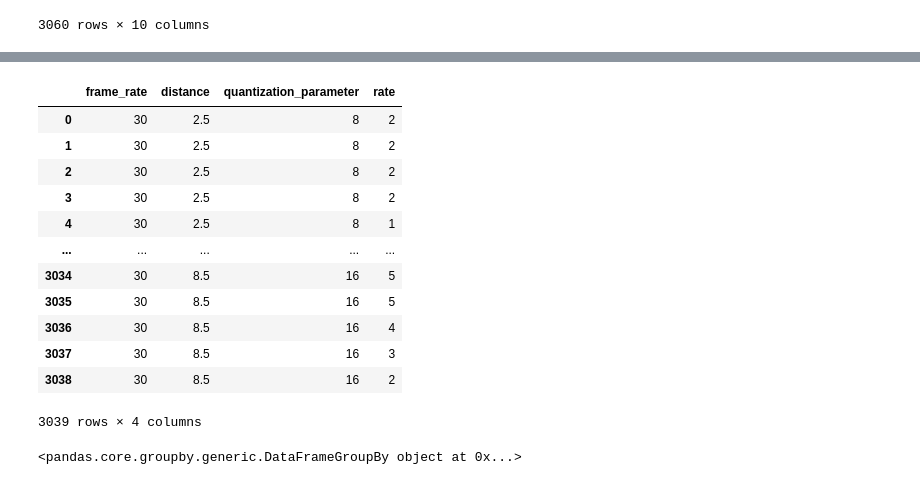
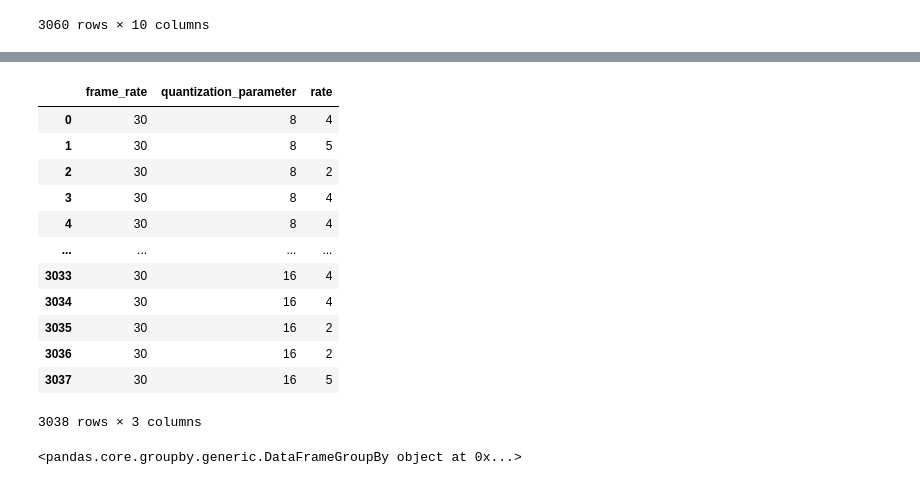
Before and after one commit to shivivats/PointCloudDataAnalysis, a Jupyter notebook: shivi_ML_model_DRACO.ipynb, the cells around one changed output, grey strips where cells are left out. Cells and saved outputs as stored; diff of their text form; code cells hidden in the pictures.

```diff
--- a/shivi_ML_model_DRACO.ipynb
+++ b/shivi_ML_model_DRACO.ipynb
@@ -100,6 +113,6 @@ See the caveats in the documentation: https://pandas.pydata.org/pandas-docs/stab
 # %%
-draco_df['quantization_parameter'] = draco_df['quantization_level_index'].apply(lambda qp : quantization_level_to_draco_QP[qp])
-# remove duration and size as well since duration is too varied and size doesnt matter here since we're not viewing on 2d screens
-draco_df = draco_df[['object','frame_rate', 'distance', 'quantization_parameter', 'qoe']]
+#draco_df = draco_df[['object','frame_rate', 'distance', 'quantization_parameter', 'qoe']]
+
+draco_df = draco_df[['object','frame_rate', 'quantization_parameter', 'qoe']]
 draco_df
 # %% [output]
@@ -124,8 +132,8 @@ See the caveats in the documentation: https://pandas.pydata.org/pandas-docs/stab
 # %%
 # Not doing this anymore. Just filtering based on QoE value directly; see below
-draco_df = draco_df[['frame_rate', 'distance', 'quantization_parameter', 'qoe']]
+draco_df = draco_df[['frame_rate', 'quantization_parameter', 'qoe']]
 # groupby column names
-groupby_columns_draco = ['frame_rate', 'distance', 'quantization_parameter'] # MAKE SURE GROUPBY COLUMNS DOESNT HAVE QOE!!!!
+groupby_columns_draco = ['frame_rate', 'quantization_parameter'] # MAKE SURE GROUPBY COLUMNS DOESNT HAVE QOE!!!!
 
 configurations_draco = draco_df.groupby(groupby_columns_draco, as_index=False)
 configurations_draco
@@ -152,23 +160,23 @@ filtered_draco_df = filtered_draco_df.reset_index(drop=True)
 # %%
 # remove the object bc it doesnt matter
 
 filtered_draco_df['rate'] = filtered_draco_df['qoe']
-filtered_draco_df = filtered_draco_df[['frame_rate', 'distance', 'quantization_parameter', 'rate']]
+filtered_draco_df = filtered_draco_df[['frame_rate', 'quantization_parameter', 'rate']]
 filtered_draco_df
 # %% [output]
-|  | frame_rate | distance | quantization_parameter | rate |
-| 0 | 30 | 2.5 | 8 | 2 |
-| 1 | 30 | 2.5 | 8 | 2 |
-| 2 | 30 | 2.5 | 8 | 2 |
-| 3 | 30 | 2.5 | 8 | 2 |
-| 4 | 30 | 2.5 | 8 | 1 |
-| ... | ... | ... | ... | ... |
-| 3034 | 30 | 8.5 | 16 | 5 |
-| 3035 | 30 | 8.5 | 16 | 5 |
-| 3036 | 30 | 8.5 | 16 | 4 |
-| 3037 | 30 | 8.5 | 16 | 3 |
-| 3038 | 30 | 8.5 | 16 | 2 |
+|  | frame_rate | quantization_parameter | rate |
+| 0 | 30 | 8 | 4 |
+| 1 | 30 | 8 | 5 |
+| 2 | 30 | 8 | 2 |
+| 3 | 30 | 8 | 4 |
+| 4 | 30 | 8 | 4 |
+| ... | ... | ... | ... |
+| 3033 | 30 | 16 | 4 |
+| 3034 | 30 | 16 | 4 |
+| 3035 | 30 | 16 | 2 |
+| 3036 | 30 | 16 | 2 |
+| 3037 | 30 | 16 | 5 |
-3039 rows × 4 columns
+3038 rows × 3 columns
 # %%
 groups_draco = filtered_draco_df.groupby(groupby_columns_draco)
 groups_draco
```
Also changed, not shown: parts of 9 cells of this notebook, 22 other files.
